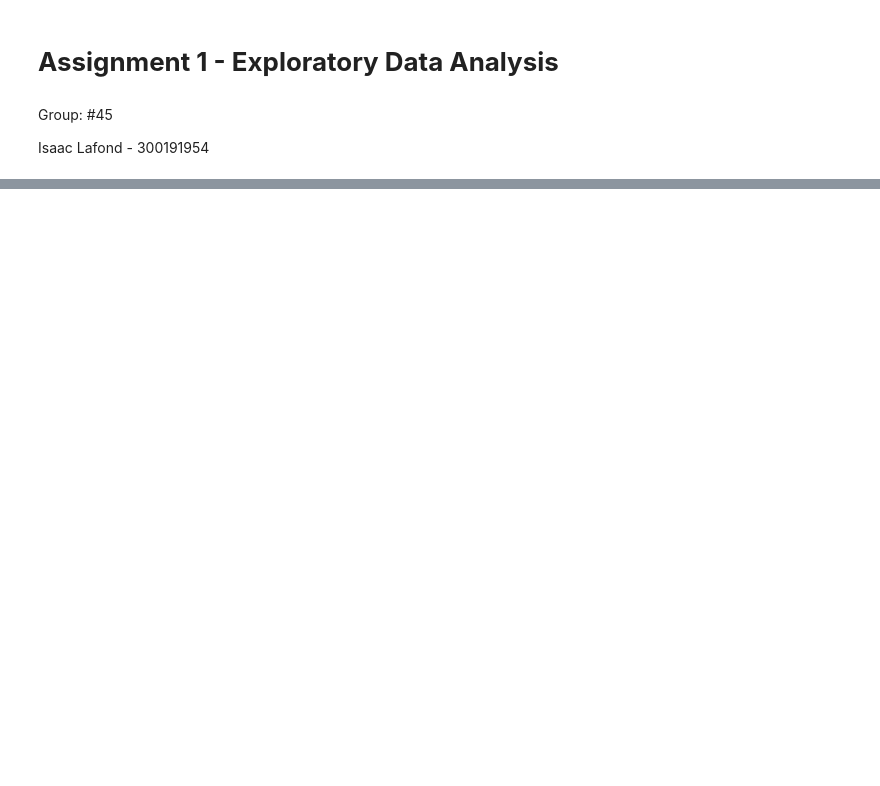
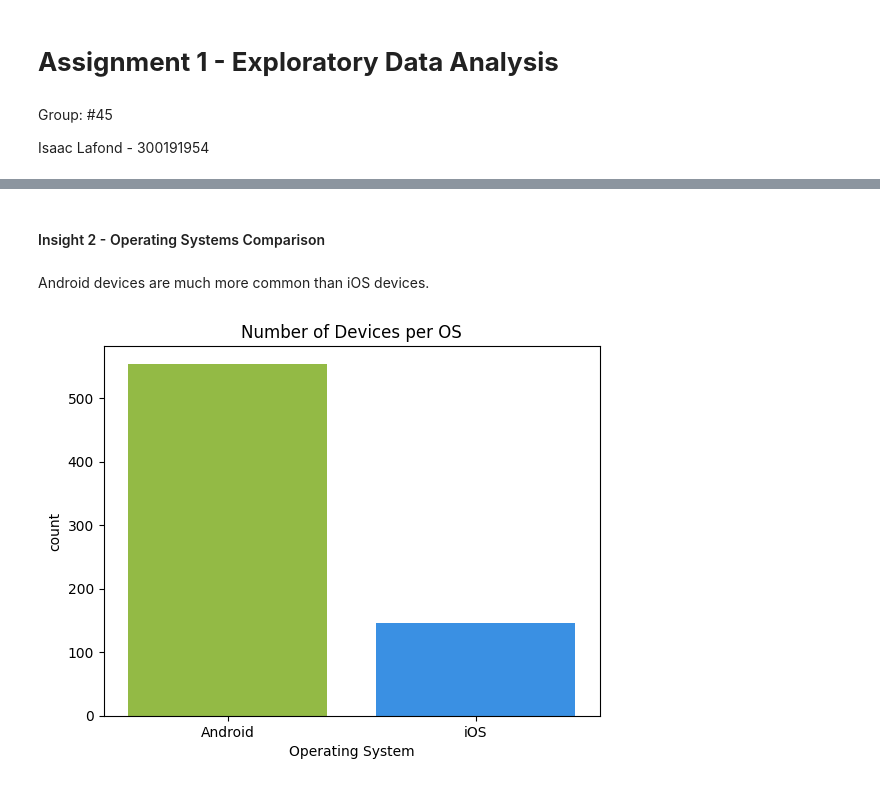
Before and after one commit to IsaacLafond/CSI-4142---Fundamentals-of-Data-Science, a Jupyter notebook: Assignment 1/assignment1.ipynb, the cells around one changed output, grey strips where cells are left out. Cells and saved outputs as stored; diff of their text form; code cells hidden in the pictures; blank space fills up the shorter version.

```diff
--- a/Assignment 1/assignment1.ipynb
+++ b/Assignment 1/assignment1.ipynb
@@ -15,0 +65,11 @@ Isaac Lafond - 300191954
+# %% [markdown]
+#### Insight 2 - Operating Systems Comparison
+# %% [markdown]
+Android devices are much more common than iOS devices.
+# %%
+# Countplot comparing the number of android and iOS devices
+sns.countplot(data=df1, x="Operating System", hue="Operating System", palette={"Android":"yellowgreen","iOS":"dodgerblue"})
+plt.title("Number of Devices per OS")
+plt.show()
+# %% [output]
+[figure, added]
```
Also changed, not shown: parts of 65 cells of this notebook.
